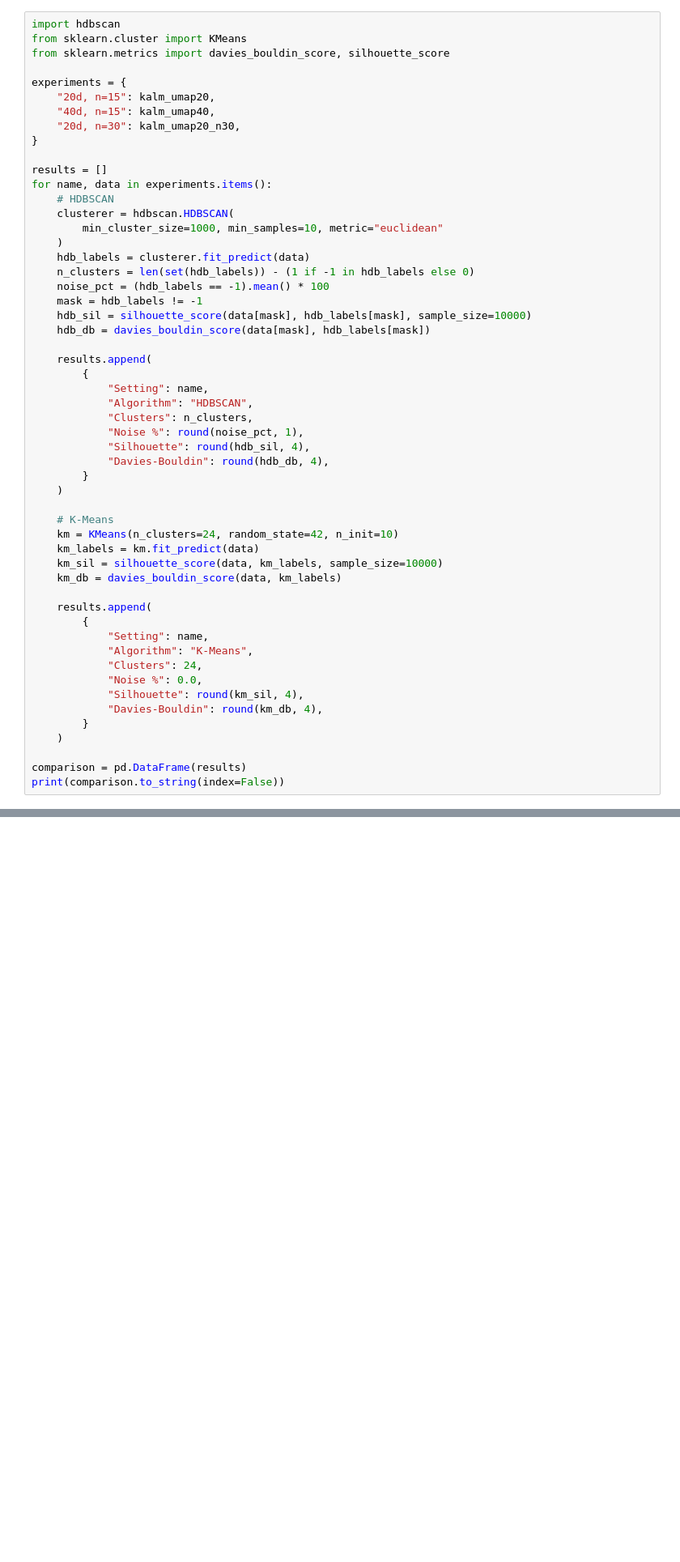
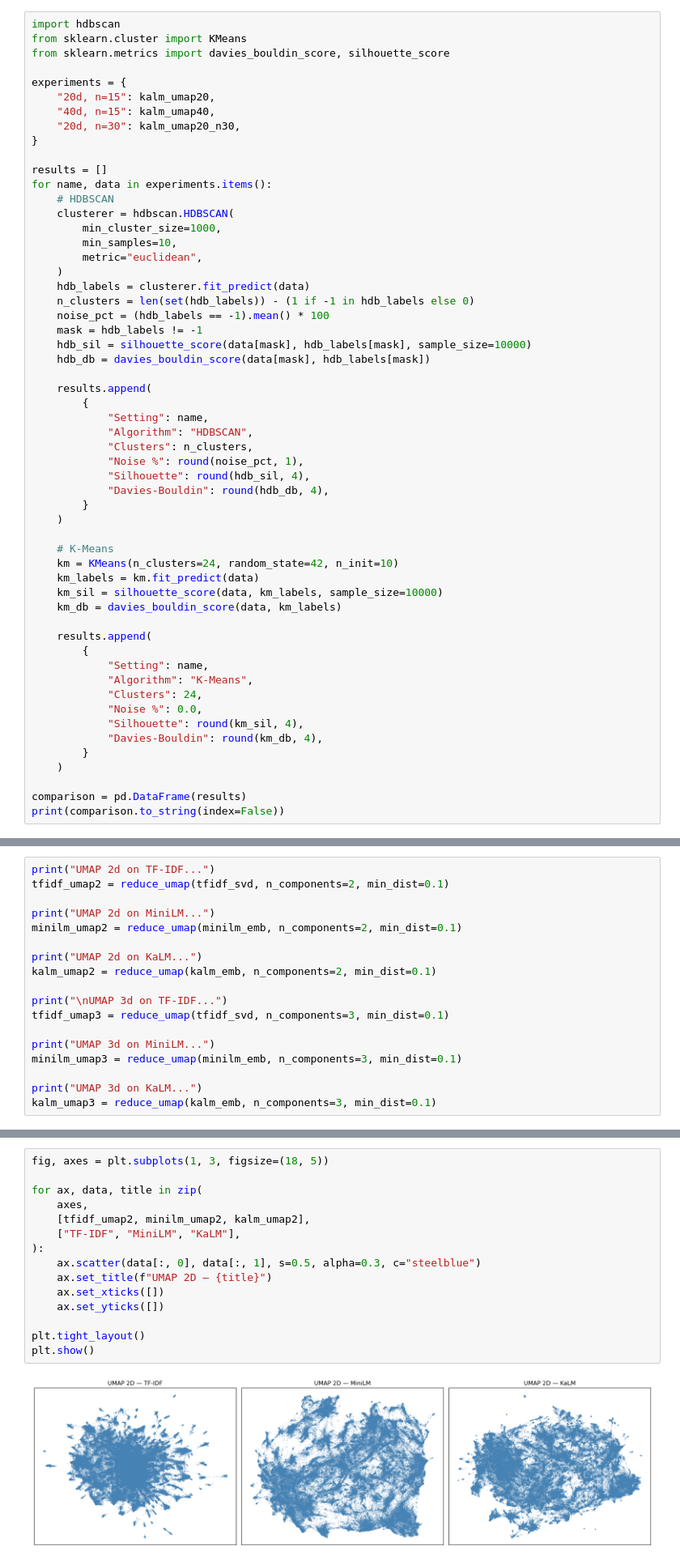
Before and after one commit to dinosmuc/arxiv-ai-trends, a Jupyter notebook: notebooks/04_dimensionality_reduction.ipynb, the cells around one changed output, grey strips where cells are left out. Shown at 81% size. Saved outputs shown, nothing was run; the diff lists cells and outputs as text; blank space fills up the shorter version.

```diff
--- a/notebooks/04_dimensionality_reduction.ipynb
+++ b/notebooks/04_dimensionality_reduction.ipynb
@@ -104,7 +108,9 @@ results = []
 for name, data in experiments.items():
     # HDBSCAN
     clusterer = hdbscan.HDBSCAN(
-        min_cluster_size=1000, min_samples=10, metric="euclidean"
+        min_cluster_size=1000,
+        min_samples=10,
+        metric="euclidean",
     )
     hdb_labels = clusterer.fit_predict(data)
     n_clusters = len(set(hdb_labels)) - (1 if -1 in hdb_labels else 0)
@@ -153,0 +182,18 @@ print(comparison.to_string(index=False))
+# %%
+print("UMAP 2d on TF-IDF...")
+tfidf_umap2 = reduce_umap(tfidf_svd, n_components=2, min_dist=0.1)
+
+print("UMAP 2d on MiniLM...")
+minilm_umap2 = reduce_umap(minilm_emb, n_components=2, min_dist=0.1)
+
+print("UMAP 2d on KaLM...")
+kalm_umap2 = reduce_umap(kalm_emb, n_components=2, min_dist=0.1)
+
+print("\nUMAP 3d on TF-IDF...")
+tfidf_umap3 = reduce_umap(tfidf_svd, n_components=3, min_dist=0.1)
+
+print("UMAP 3d on MiniLM...")
+minilm_umap3 = reduce_umap(minilm_emb, n_components=3, min_dist=0.1)
+
+print("UMAP 3d on KaLM...")
+kalm_umap3 = reduce_umap(kalm_emb, n_components=3, min_dist=0.1)
@@ -153,0 +207,17 @@ print(comparison.to_string(index=False))
+# %%
+fig, axes = plt.subplots(1, 3, figsize=(18, 5))
+
+for ax, data, title in zip(
+    axes,
+    [tfidf_umap2, minilm_umap2, kalm_umap2],
+    ["TF-IDF", "MiniLM", "KaLM"],
+):
+    ax.scatter(data[:, 0], data[:, 1], s=0.5, alpha=0.3, c="steelblue")
+    ax.set_title(f"UMAP 2D — {title}")
+    ax.set_xticks([])
+    ax.set_yticks([])
+
+plt.tight_layout()
+plt.show()
+# %% [output]
+[figure, added]
```
Also changed, not shown: parts of 9 cells of this notebook.
